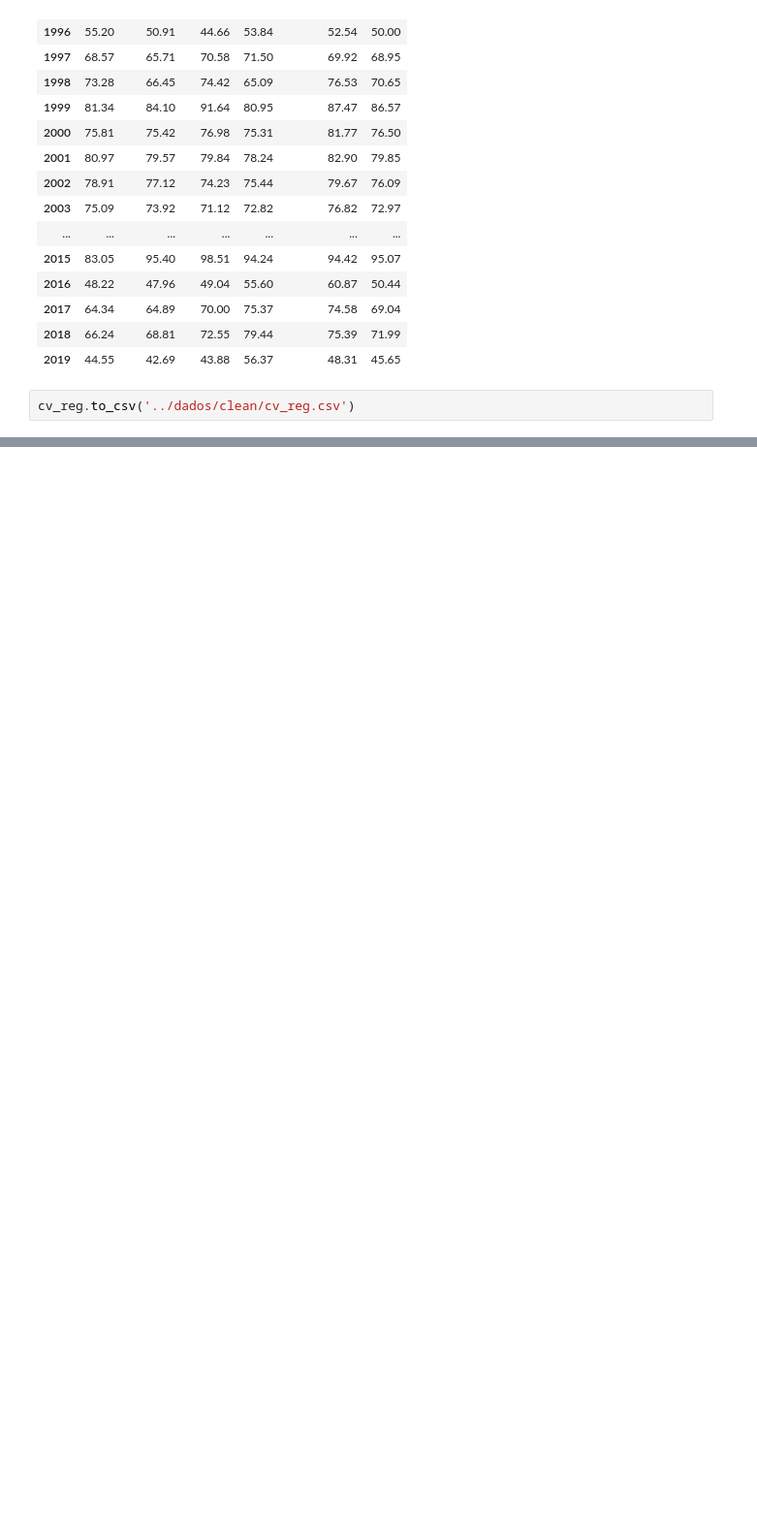
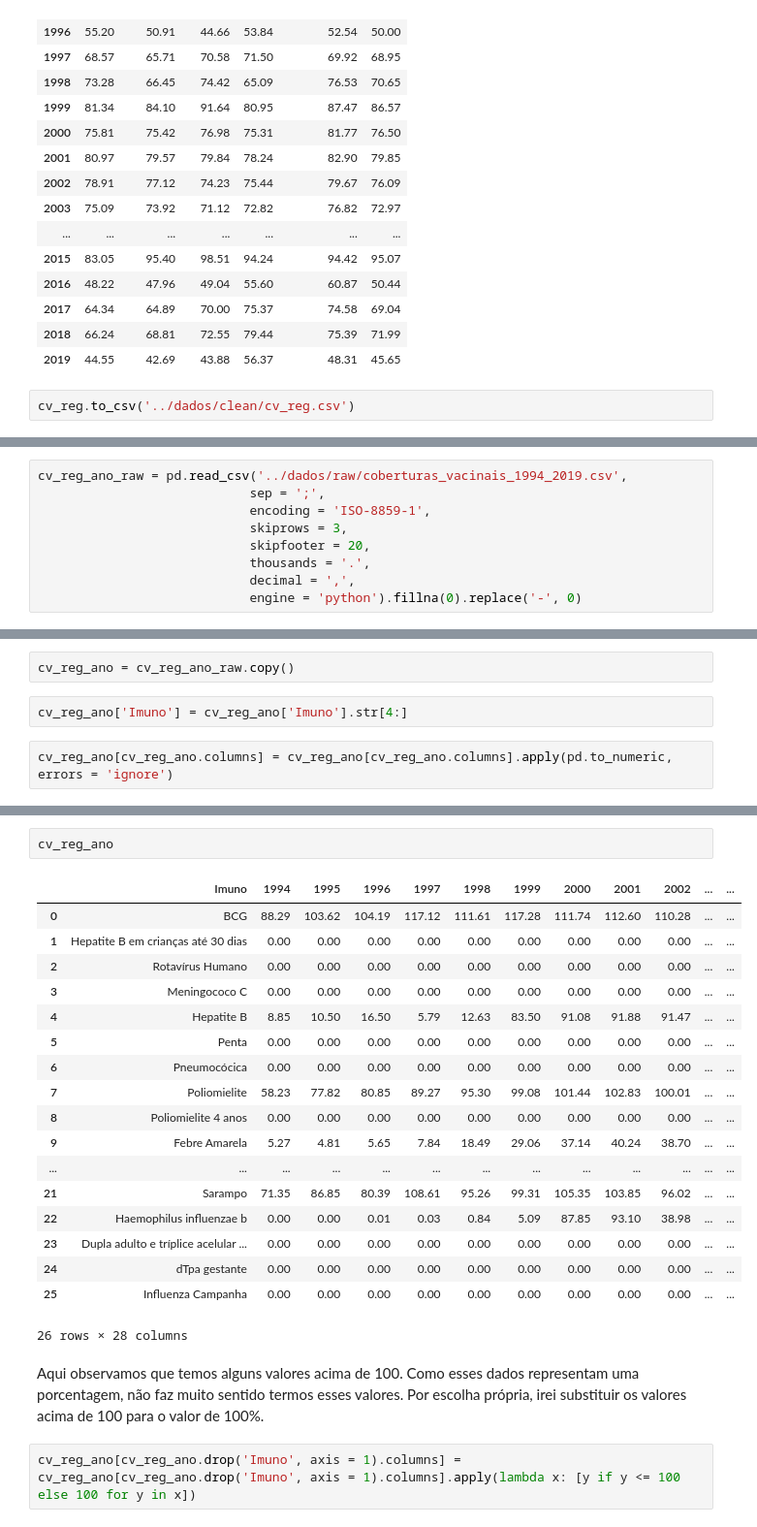
Before and after one commit to diascarolina/vacinacao-geral-no-brasil, a Jupyter notebook: notebooks/limpeza_dados.ipynb, the cells around one changed output, grey strips where cells are left out. Shown: that part at 97% size. Saved outputs shown, nothing was run; the diff lists cells and outputs as text; blank space fills up the shorter version.

```diff
--- a/notebooks/limpeza_dados.ipynb
+++ b/notebooks/limpeza_dados.ipynb
@@ -354,0 +106,9 @@ cv_reg.to_csv('../dados/clean/cv_reg.csv')
+# %%
+cv_reg_ano_raw = pd.read_csv('../dados/raw/coberturas_vacinais_1994_2019.csv',
+                            sep = ';',
+                            encoding = 'ISO-8859-1',
+                            skiprows = 3,
+                            skipfooter = 20,
+                            thousands = '.',
+                            decimal = ',',
+                            engine = 'python').fillna(0).replace('-', 0)
@@ -354,0 +125,6 @@ cv_reg.to_csv('../dados/clean/cv_reg.csv')
+# %%
+cv_reg_ano = cv_reg_ano_raw.copy()
+# %%
+cv_reg_ano['Imuno'] = cv_reg_ano['Imuno'].str[4:]
+# %%
+cv_reg_ano[cv_reg_ano.columns] = cv_reg_ano[cv_reg_ano.columns].apply(pd.to_numeric, errors = 'ignore')
@@ -354,0 +151,25 @@ cv_reg.to_csv('../dados/clean/cv_reg.csv')
+# %%
+cv_reg_ano
+# %% [output]
+|  | Imuno | 1994 | 1995 | 1996 | 1997 | 1998 | 1999 | 2000 | 2001 | 2002 | ... | ... |
+| 0 | BCG | 88.29 | 103.62 | 104.19 | 117.12 | 111.61 | 117.28 | 111.74 | 112.60 | 110.28 | ... | ... |
+| 1 | Hepatite B em crianças até 30 dias | 0.00 | 0.00 | 0.00 | 0.00 | 0.00 | 0.00 | 0.00 | 0.00 | 0.00 | ... | ... |
+| 2 | Rotavírus Humano | 0.00 | 0.00 | 0.00 | 0.00 | 0.00 | 0.00 | 0.00 | 0.00 | 0.00 | ... | ... |
+| 3 | Meningococo C | 0.00 | 0.00 | 0.00 | 0.00 | 0.00 | 0.00 | 0.00 | 0.00 | 0.00 | ... | ... |
+| 4 | Hepatite B | 8.85 | 10.50 | 16.50 | 5.79 | 12.63 | 83.50 | 91.08 | 91.88 | 91.47 | ... | ... |
+| 5 | Penta | 0.00 | 0.00 | 0.00 | 0.00 | 0.00 | 0.00 | 0.00 | 0.00 | 0.00 | ... | ... |
+| 6 | Pneumocócica | 0.00 | 0.00 | 0.00 | 0.00 | 0.00 | 0.00 | 0.00 | 0.00 | 0.00 | ... | ... |
+| 7 | Poliomielite | 58.23 | 77.82 | 80.85 | 89.27 | 95.30 | 99.08 | 101.44 | 102.83 | 100.01 | ... | ... |
+| 8 | Poliomielite 4 anos | 0.00 | 0.00 | 0.00 | 0.00 | 0.00 | 0.00 | 0.00 | 0.00 | 0.00 | ... | ... |
+| 9 | Febre Amarela | 5.27 | 4.81 | 5.65 | 7.84 | 18.49 | 29.06 | 37.14 | 40.24 | 38.70 | ... | ... |
+| ... | ... | ... | ... | ... | ... | ... | ... | ... | ... | ... | ... | ... |
+| 21 | Sarampo | 71.35 | 86.85 | 80.39 | 108.61 | 95.26 | 99.31 | 105.35 | 103.85 | 96.02 | ... | ... |
+| 22 | Haemophilus influenzae b | 0.00 | 0.00 | 0.01 | 0.03 | 0.84 | 5.09 | 87.85 | 93.10 | 38.98 | ... | ... |
+| 23 | Dupla adulto e tríplice acelular ... | 0.00 | 0.00 | 0.00 | 0.00 | 0.00 | 0.00 | 0.00 | 0.00 | 0.00 | ... | ... |
+| 24 | dTpa gestante | 0.00 | 0.00 | 0.00 | 0.00 | 0.00 | 0.00 | 0.00 | 0.00 | 0.00 | ... | ... |
+| 25 | Influenza Campanha | 0.00 | 0.00 | 0.00 | 0.00 | 0.00 | 0.00 | 0.00 | 0.00 | 0.00 | ... | ... |
+26 rows × 28 columns
+# %% [markdown]
+Aqui observamos que temos alguns valores acima de 100. Como esses dados representam uma porcentagem, não faz muito sentido termos esses valores. Por escolha própria, irei substituir os valores acima de 100 para o valor de 100%.
+# %%
+cv_reg_ano[cv_reg_ano.drop('Imuno', axis = 1).columns] = cv_reg_ano[cv_reg_ano.drop('Imuno', axis = 1).columns].apply(lambda x: [y if y <= 100 else 100 for y in x])
```
Also changed, not shown: parts of 47 cells of this notebook, 13 other files.
